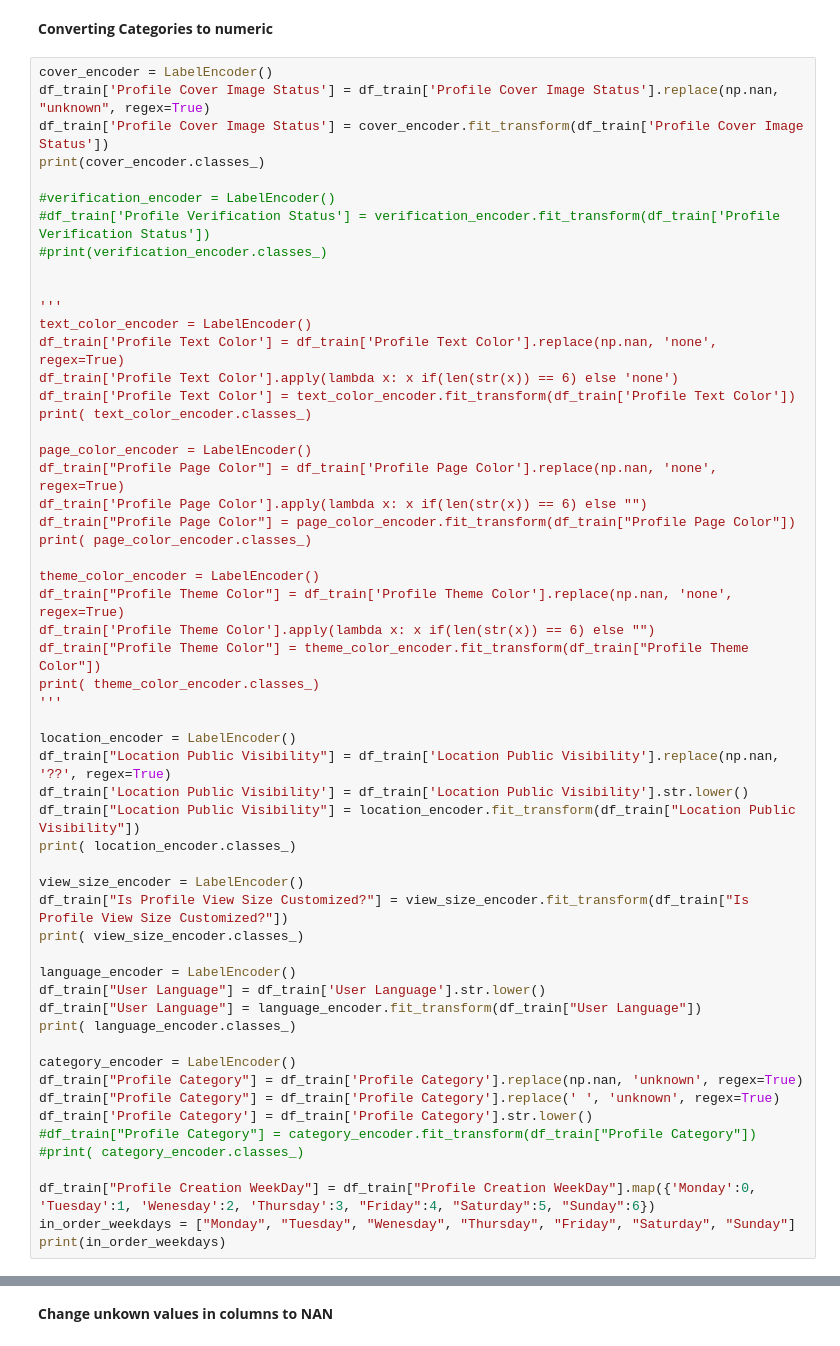
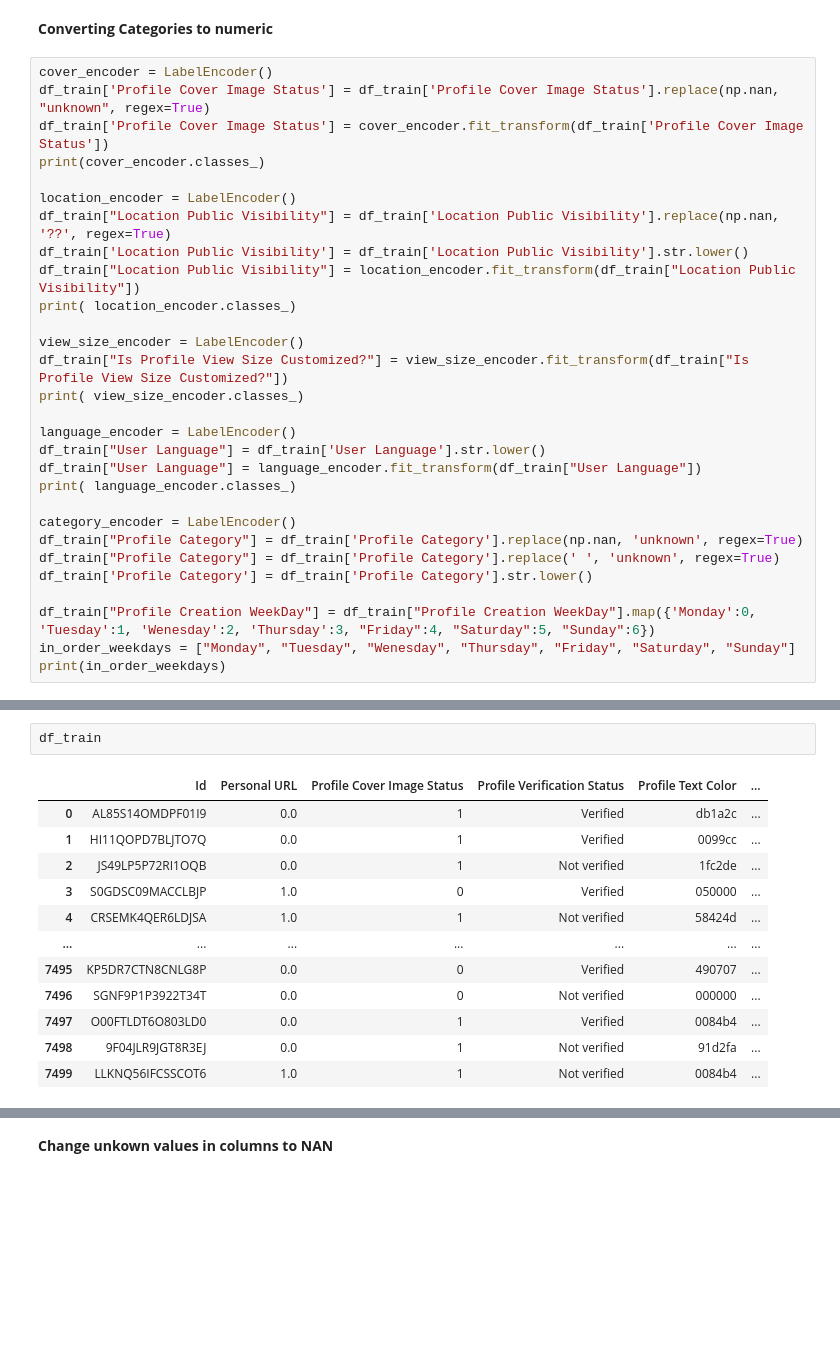
Before and after one commit to syrix78/IFT6758_Competition, a Jupyter notebook: quentin/data_cleaner.ipynb, the cells around one changed output, grey strips where cells are left out. Saved outputs shown, nothing was run; the diff lists cells and outputs as text; blank space fills up the shorter version.

```diff
--- a/quentin/data_cleaner.ipynb
+++ b/quentin/data_cleaner.ipynb
@@ -104,31 +106,6 @@ cover_encoder = LabelEncoder()
 df_train['Profile Cover Image Status'] = df_train['Profile Cover Image Status'].replace(np.nan, "unknown", regex=True)
 df_train['Profile Cover Image Status'] = cover_encoder.fit_transform(df_train['Profile Cover Image Status'])
 print(cover_encoder.classes_)
-
-#verification_encoder = LabelEncoder()
-#df_train['Profile Verification Status'] = verification_encoder.fit_transform(df_train['Profile Verification Status'])
-#print(verification_encoder.classes_)
-
-
-'''
-text_color_encoder = LabelEncoder()
-df_train['Profile Text Color'] = df_train['Profile Text Color'].replace(np.nan, 'none', regex=True)
-df_train['Profile Text Color'].apply(lambda x: x if(len(str(x)) == 6) else 'none')
-df_train['Profile Text Color'] = text_color_encoder.fit_transform(df_train['Profile Text Color'])
-print( text_color_encoder.classes_)
-
-page_color_encoder = LabelEncoder()
-df_train["Profile Page Color"] = df_train['Profile Page Color'].replace(np.nan, 'none', regex=True)
-df_train['Profile Page Color'].apply(lambda x: x if(len(str(x)) == 6) else "")
-df_train["Profile Page Color"] = page_color_encoder.fit_transform(df_train["Profile Page Color"])
-print( page_color_encoder.classes_)
-
-theme_color_encoder = LabelEncoder()
-df_train["Profile Theme Color"] = df_train['Profile Theme Color'].replace(np.nan, 'none', regex=True)
-df_train['Profile Theme Color'].apply(lambda x: x if(len(str(x)) == 6) else "")
-df_train["Profile Theme Color"] = theme_color_encoder.fit_transform(df_train["Profile Theme Color"])
-print( theme_color_encoder.classes_)
-'''
 
 location_encoder = LabelEncoder()
 df_train["Location Public Visibility"] = df_train['Location Public Visibility'].replace(np.nan, '??', regex=True)
@@ -149,8 +126,6 @@ category_encoder = LabelEncoder()
 df_train["Profile Category"] = df_train['Profile Category'].replace(np.nan, 'unknown', regex=True)
 df_train["Profile Category"] = df_train['Profile Category'].replace(' ', 'unknown', regex=True)
 df_train['Profile Category'] = df_train['Profile Category'].str.lower()
-#df_train["Profile Category"] = category_encoder.fit_transform(df_train["Profile Category"])
-#print( category_encoder.classes_)
 
 df_train["Profile Creation WeekDay"] = df_train["Profile Creation WeekDay"].map({'Monday':0, 'Tuesday':1, 'Wenesday':2, 'Thursday':3, "Friday":4, "Saturday":5, "Sunday":6})
 in_order_weekdays = ["Monday", "Tuesday", "Wenesday", "Thursday", "Friday", "Saturday", "Sunday"]
@@ -164 +140,16 @@ print(in_order_weekdays)
 ['Monday', 'Tuesday', 'Wenesday', 'Thursday', 'Friday', 'Saturday', 'Sunday']
+# %%
+df_train
+# %% [output]
+|  | Id | Personal URL | Profile Cover Image Status | Profile Verification Status | Profile Text Color | ... |
+| 0 | AL85S14OMDPF01I9 | 0.0 | 1 | Verified | db1a2c | ... |
+| 1 | HI11QOPD7BLJTO7Q | 0.0 | 1 | Verified | 0099cc | ... |
+| 2 | JS49LP5P72RI1OQB | 0.0 | 1 | Not verified | 1fc2de | ... |
+| 3 | S0GDSC09MACCLBJP | 1.0 | 0 | Verified | 050000 | ... |
+| 4 | CRSEMK4QER6LDJSA | 1.0 | 1 | Not verified | 58424d | ... |
+| ... | ... | ... | ... | ... | ... | ... |
+| 7495 | KP5DR7CTN8CNLG8P | 0.0 | 0 | Verified | 490707 | ... |
+| 7496 | SGNF9P1P3922T34T | 0.0 | 0 | Not verified | 000000 | ... |
+| 7497 | O00FTLDT6O803LD0 | 0.0 | 1 | Verified | 0084b4 | ... |
+| 7498 | 9F04JLR9JGT8R3EJ | 0.0 | 1 | Not verified | 91d2fa | ... |
+| 7499 | LLKNQ56IFCSSCOT6 | 1.0 | 1 | Not verified | 0084b4 | ... |
```
Also changed, not shown: parts of 22 cells of this notebook.
